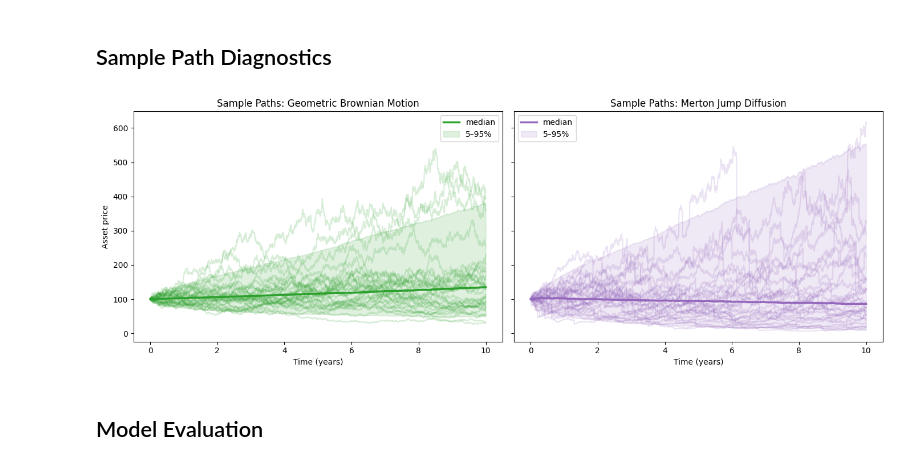
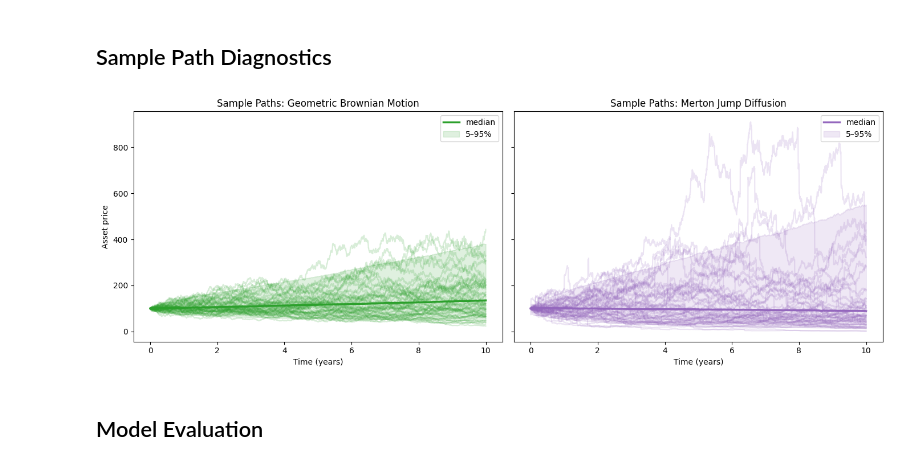
Before and after one commit to mattia-3rne/delta-hedging-in-merton-jump-diffusion-model, a Jupyter notebook: notebooks/01_market_simulation.ipynb, the cells around one changed output. Drawn from its saved outputs; the diff is of its cells as text; code cells hidden in the pictures.

```diff
--- a/notebooks/01_market_simulation.ipynb
+++ b/notebooks/01_market_simulation.ipynb
@@ -63,7 +63,7 @@ n_steps = gbm.shape[1] - 1
 t = np.arange(n_steps + 1) * config.market_params.dt
 
 # Functions
-def sample_paths(paths: np.ndarray, n_plot: int = 30, seed: int = 123) -> np.ndarray:
+def sample_paths(paths: np.ndarray, n_plot: int = 30, seed: int = 42) -> np.ndarray:
     rng = np.random.default_rng(seed)
     n = paths.shape[0]
     idx = rng.choice(n, size=min(n_plot, n), replace=False)
@@ -121,37 +121,37 @@ n_paths=10000, n_steps=2520, dt=0.003968, T≈9.9994
 ## Sample Path Diagnostics
 # %%
 # Number of paths to plot
-n_plot = 30
+n_plot = 50
 
 fig, axes = plt.subplots(1, 2, figsize=(14, 5), sharey=True)
 
 # GBM sample paths
 for p in sample_paths(gbm, n_plot=n_plot, seed=config.simulation.seed + 1):
     axes[0].plot(t, p, color='tab:green', alpha=0.18)
 
 q05, q50, q95 = np.quantile(gbm, [0.05, 0.5, 0.95], axis=0)
 axes[0].plot(t, q50, color='tab:green', lw=2.5, label='median')
 axes[0].fill_between(t, q05, q95, color='tab:green', alpha=0.15, label='5–95%')
 axes[0].set_title('Sample Paths: Geometric Brownian Motion')
 axes[0].set_xlabel('Time (years)')
 axes[0].set_ylabel('Asset price')
 axes[0].legend()
 
 # MJD sample paths
 for p in sample_paths(merton, n_plot=n_plot, seed=config.simulation.seed + 2):
     axes[1].plot(t, p, color='tab:purple', alpha=0.18)
 
 q05, q50, q95 = np.quantile(merton, [0.05, 0.5, 0.95], axis=0)
 axes[1].plot(t, q50, color='tab:purple', lw=2.5, label='median')
 axes[1].fill_between(t, q05, q95, color='tab:purple', alpha=0.15, label='5–95%')
 axes[1].set_title('Sample Paths: Merton Jump Diffusion')
 axes[1].set_xlabel('Time (years)')
 axes[1].legend()
 
 plt.tight_layout()
 plt.show()
 # %% [output]
-[figure, old version]
+[figure, new version]
 # %% [markdown]
 ## Model Evaluation
 # %%
```
Also changed, not shown: parts of 3 cells of this notebook, 4 other files.
